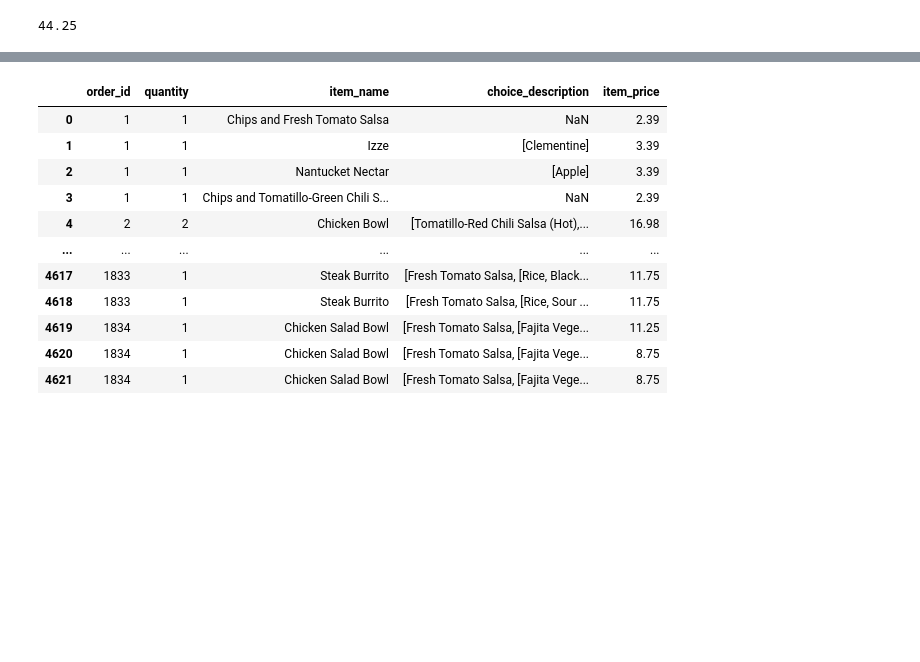
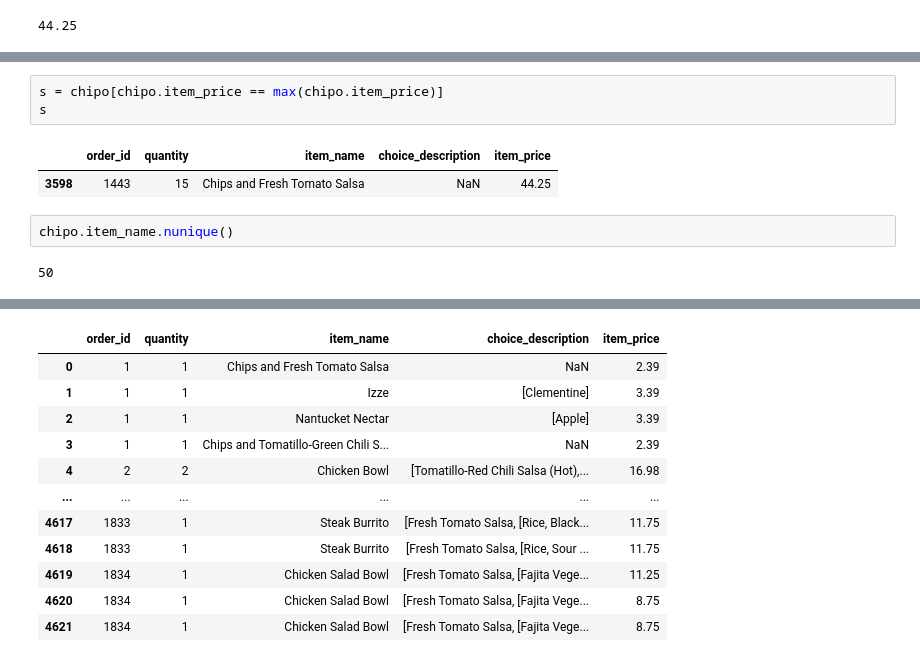
Before and after one commit to bgranda/0926_DS_Beatriz, a Jupyter notebook: 2-Analytics/2-Pandas/ejercicios/02_Filtering_&_Sorting/Chipotle/Chipotle_corregido.ipynb, the cells around one changed output, grey strips where cells are left out. Drawn from its saved outputs; the diff is of its cells as text; blank space fills up the shorter version.

```diff
--- a/2-Analytics/2-Pandas/ejercicios/02_Filtering_&_Sorting/Chipotle/Chipotle_corregido.ipynb
+++ b/2-Analytics/2-Pandas/ejercicios/02_Filtering_&_Sorting/Chipotle/Chipotle_corregido.ipynb
@@ -87,0 +103,10 @@ max(chipo.item_price)
+# %%
+s = chipo[chipo.item_price == max(chipo.item_price)]
+s
+# %% [output]
+|  | order_id | quantity | item_name | choice_description | item_price |
+| 3598 | 1443 | 15 | Chips and Fresh Tomato Salsa | NaN | 44.25 |
+# %%
+chipo.item_name.nunique()
+# %% [output]
+50
```
Also changed, not shown: parts of 12 cells of this notebook.
